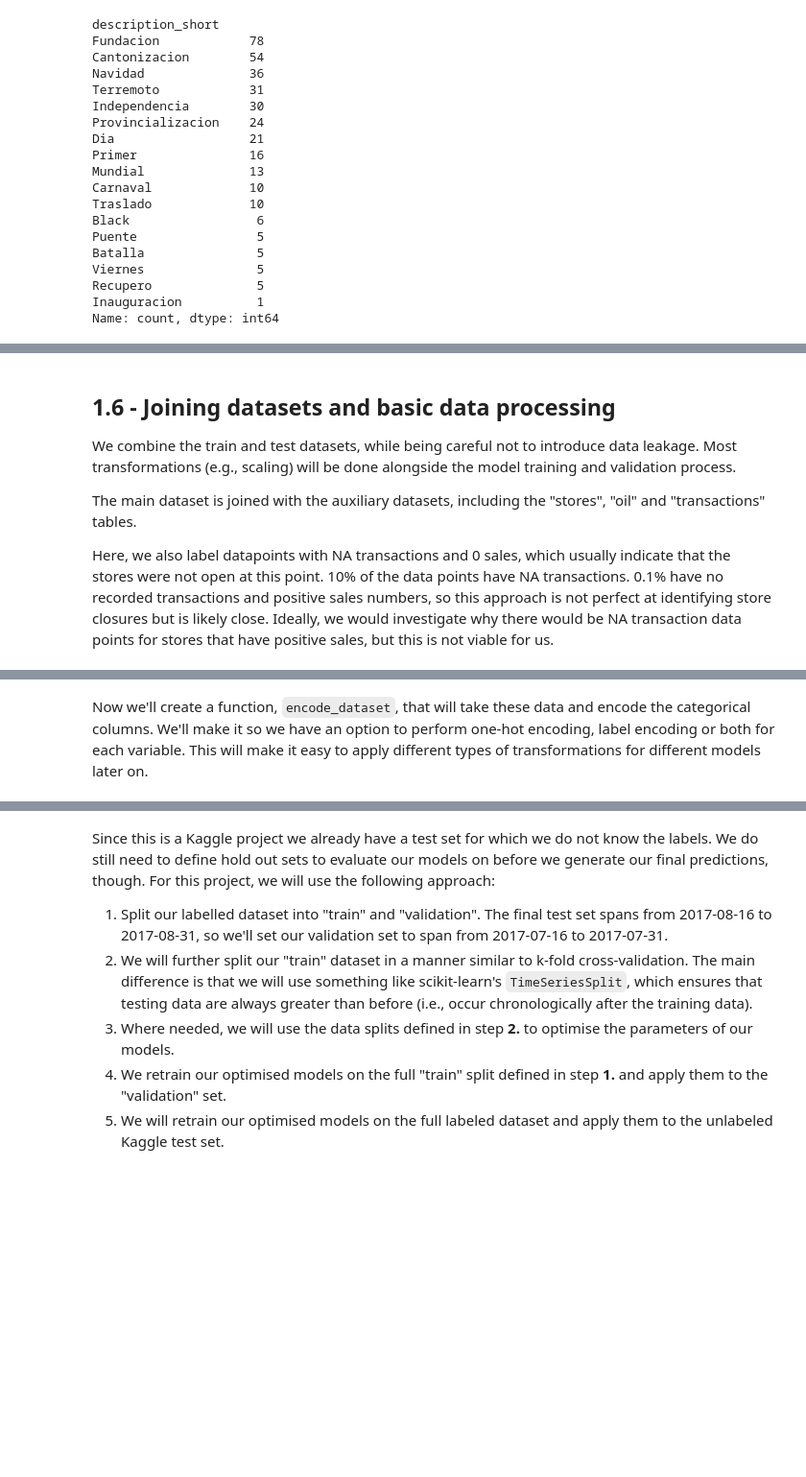
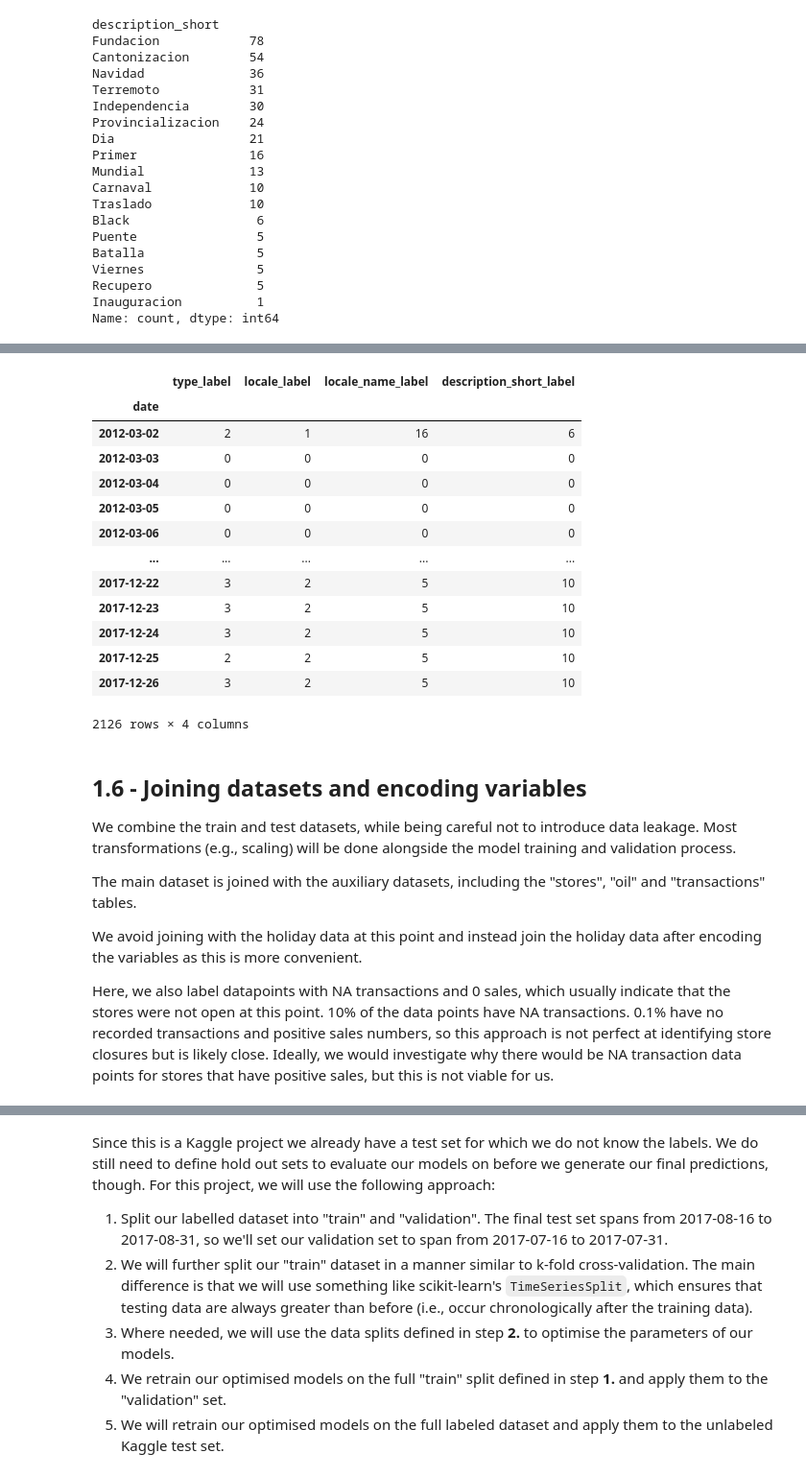
Before and after one commit to jackgisby/mini_projects, a Jupyter notebook: getting_started_forecasting/kaggle-getting-started-store-sales-prediction.ipynb, the cells around one changed output, grey strips where cells are left out. Shown at 96% size. Drawn from its saved outputs; the diff is of its cells as text; code cells hidden in the pictures; blank space fills up the shorter version.

```diff
--- a/getting_started_forecasting/kaggle-getting-started-store-sales-prediction.ipynb
+++ b/getting_started_forecasting/kaggle-getting-started-store-sales-prediction.ipynb
@@ -413,10 +395,29 @@ label_encoded_holidays
+# %%
+encoded_holidays["value"]
+# %% [output]
+|  | type_label | locale_label | locale_name_label | description_short_label |
+| date |  |  |  |  |
+| 2012-03-02 | 2 | 1 | 16 | 6 |
+| 2012-03-03 | 0 | 0 | 0 | 0 |
+| 2012-03-04 | 0 | 0 | 0 | 0 |
+| 2012-03-05 | 0 | 0 | 0 | 0 |
+| 2012-03-06 | 0 | 0 | 0 | 0 |
+| ... | ... | ... | ... | ... |
+| 2017-12-22 | 3 | 2 | 5 | 10 |
+| 2017-12-23 | 3 | 2 | 5 | 10 |
+| 2017-12-24 | 3 | 2 | 5 | 10 |
+| 2017-12-25 | 2 | 2 | 5 | 10 |
+| 2017-12-26 | 3 | 2 | 5 | 10 |
+2126 rows × 4 columns
 # %% [markdown]
-## 1.6 - Joining datasets and basic data processing
+## 1.6 - Joining datasets and encoding variables
 
 We combine the train and test datasets, while being careful not to introduce data leakage. Most transformations (e.g., scaling) will be done alongside the model training and validation process.
 
 The main dataset is joined with the auxiliary datasets, including the "stores", "oil" and "transactions" tables.
 
+We avoid joining with the holiday data at this point and instead join the holiday data after encoding the variables as this is more convenient.
+
 Here, we also label datapoints with NA transactions and 0 sales, which usually indicate that the stores were not open at this point. 10% of the data points have NA transactions. 0.1% have no recorded transactions and positive sales numbers, so this approach is not perfect at identifying store closures but is likely close. Ideally, we would investigate why there would be NA transaction data points for stores that have positive sales, but this is not viable for us.
 # %%
 # Combine datasets
@@ -449,5 +450,3 @@ full_dataset
 | 2017-08-31 | 3029398 | 9 | SCHOOL AND OFFICE SUPPLIES | NaN | 9 | kaggle_test | Quito | Pichincha | B | 6 | ... |
 | 2017-08-31 | 3029399 | 9 | SEAFOOD | NaN | 0 | kaggle_test | Quito | Pichincha | B | 6 | ... |
 3029400 rows × 13 columns
-# %% [markdown]
-Now we'll create a function, `encode_dataset`, that will take these data and encode the categorical columns. We'll make it so we have an option to perform one-hot encoding, label encoding or both for each variable. This will make it easy to apply different types of transformations for different models later on.
```
Also changed, not shown: parts of 15 cells of this notebook.
